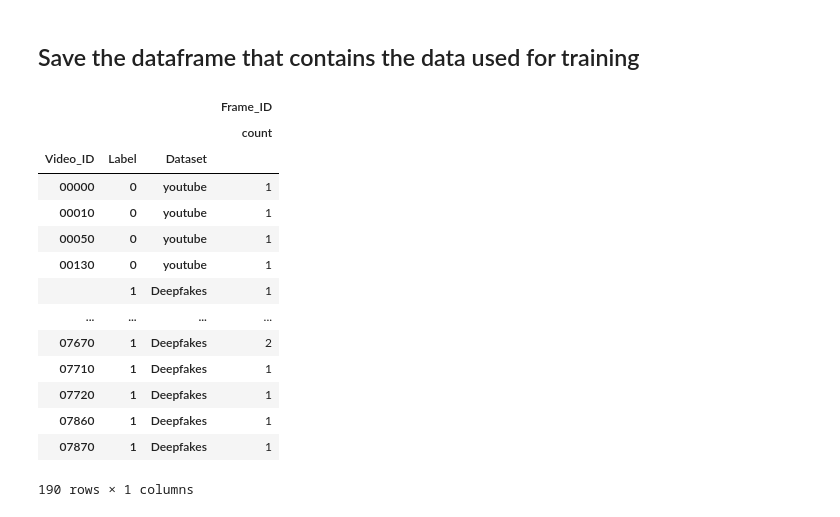
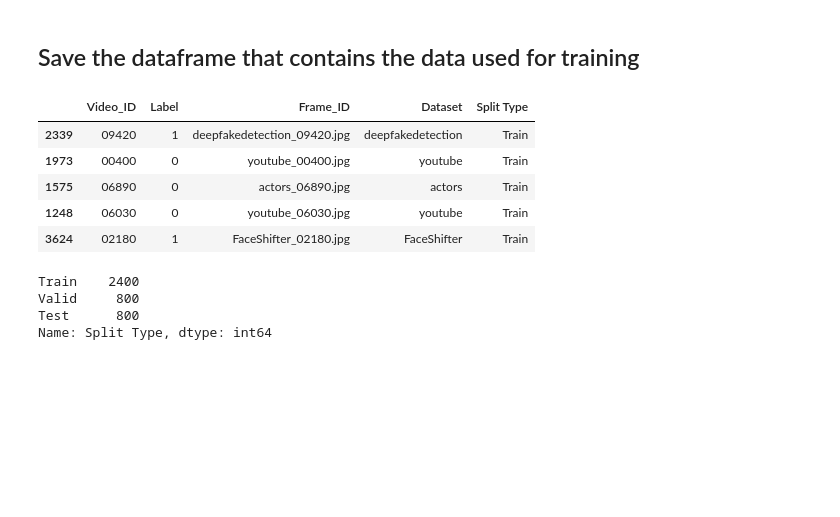
Before and after one commit to asmaaalaa99/Minerva_Capstone, a Jupyter notebook: Preprocess Data/Datapreprocessing.ipynb, the cells around one changed output. Saved outputs shown, nothing was run; the diff lists cells and outputs as text; code cells hidden in the pictures; blank space fills up the shorter version.

```diff
--- a/Preprocess Data/Datapreprocessing.ipynb
+++ b/Preprocess Data/Datapreprocessing.ipynb
@@ -263,8 +267,9 @@ plt.show()
 ### Split the data into train and test
 # %%
 y = df_data['Label']
-
-df_train, df_val = train_test_split(df_data, test_size=0.20, random_state=101, stratify=y)
+df_train, df_test = train_test_split(df_data, test_size=0.20, random_state=101, stratify=y)
+y_train = df_train['Label']
+df_train, df_valid = train_test_split(df_train, test_size=0.25, random_state=101,stratify=y_train)
 # %% [markdown]
 ### Create folders for the train and the test
 # %%
@@ -386,29 +427,26 @@ transfer_images = Parallel(n_jobs=4)(delayed(build_test_datset)(t) for t in pbar
 # %% [markdown]
 ## Save the dataframe that contains the data used for training
 # %%
-#df_train["Train"] = np.ones(len(df_train))
-#df_val["Train"] = np.zeros(len(df_val))
-Processed_frames = [df_train, df_val]
+df_train["Split Type"] = np.asarray(['Train'] * len(df_train))
+df_valid["Split Type"] = np.asarray(['Valid'] * len(df_valid))
+df_test["Split Type"] = np.asarray(['Test'] * len(df_test))
+Processed_frames = [df_train, df_valid,df_test]
 df_data_used = pd.concat(Processed_frames)
 #save the datat preprocessed as csv file
 df_data_used.to_csv("data_csv.csv")
-# %%
-df_data_used =df_data_used.drop("Train",axis=1)
-# %%
-df_data_used.groupby(['Video_ID','Label','Dataset']).agg({'Frame_ID': ['count']})
-# %% [output]
-|  |  |  | Frame_ID |
-|  |  |  | count |
-| Video_ID | Label | Dataset |  |
-| 00000 | 0 | youtube | 1 |
-| 00010 | 0 | youtube | 1 |
-| 00050 | 0 | youtube | 1 |
-| 00130 | 0 | youtube | 1 |
-|  | 1 | Deepfakes | 1 |
-| ... | ... | ... | ... |
-| 07670 | 1 | Deepfakes | 2 |
-| 07710 | 1 | Deepfakes | 1 |
-| 07720 | 1 | Deepfakes | 1 |
-| 07860 | 1 | Deepfakes | 1 |
-| 07870 | 1 | Deepfakes | 1 |
-190 rows × 1 columns
+# %%
+df_data_used.head()
+# %% [output]
+|  | Video_ID | Label | Frame_ID | Dataset | Split Type |
+| 2339 | 09420 | 1 | deepfakedetection_09420.jpg | deepfakedetection | Train |
+| 1973 | 00400 | 0 | youtube_00400.jpg | youtube | Train |
+| 1575 | 06890 | 0 | actors_06890.jpg | actors | Train |
+| 1248 | 06030 | 0 | youtube_06030.jpg | youtube | Train |
+| 3624 | 02180 | 1 | FaceShifter_02180.jpg | FaceShifter | Train |
+# %%
+df_data_used['Split Type'].value_counts()
+# %% [output]
+Train    2400
+Valid     800
+Test      800
+Name: Split Type, dtype: int64
```
Also changed, not shown: parts of 18 cells of this notebook, 1 other file.
